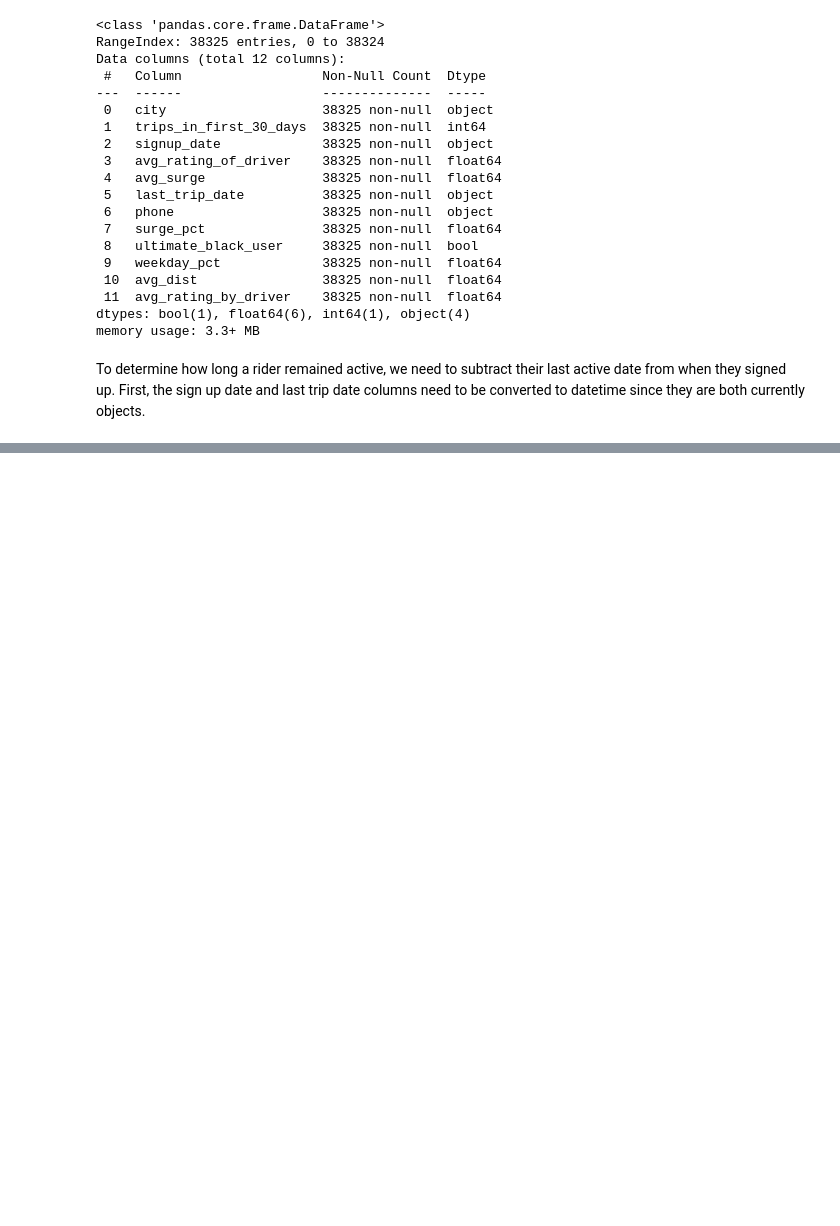
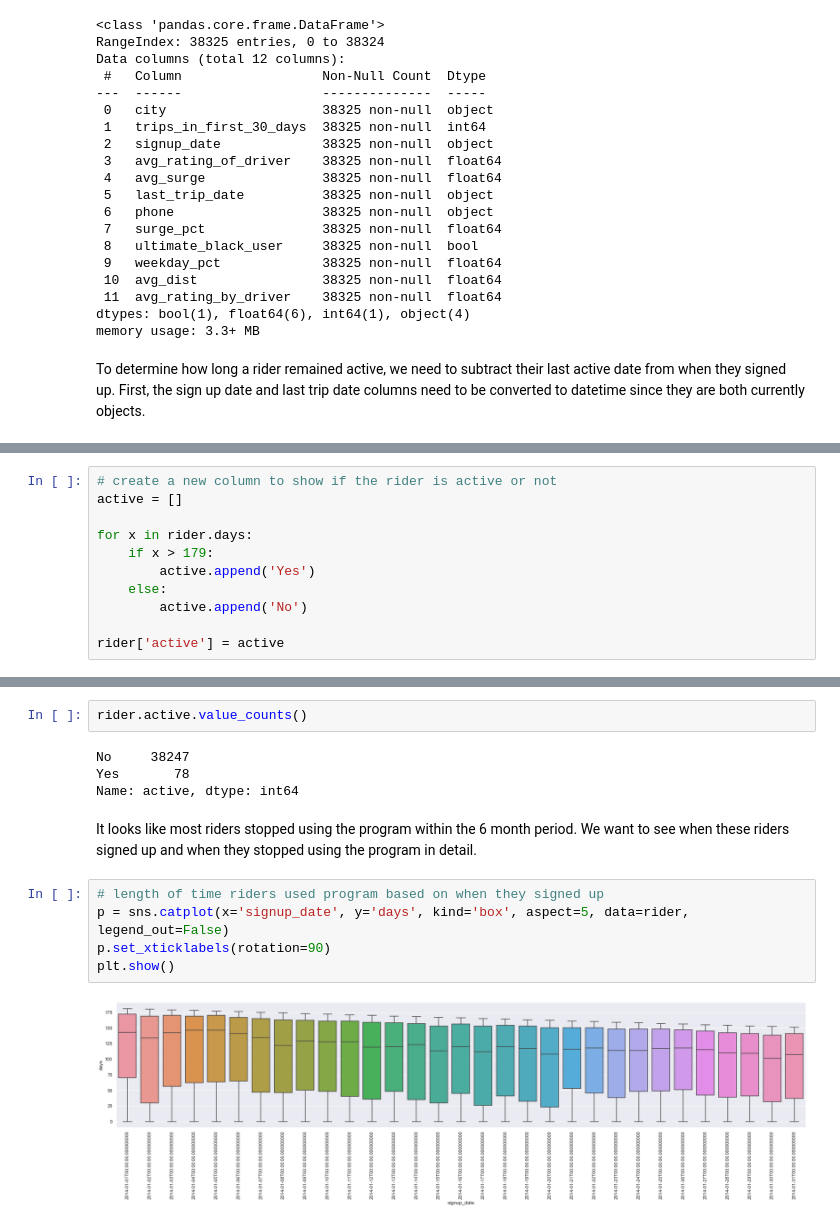
Before and after one commit to annafin/Springboard-Data-Science, a Jupyter notebook: ultimate_technologies_challenge/tech_challenge.ipynb, the cells around one changed output, grey strips where cells are left out. Cells and saved outputs as stored; diff of their text form; blank space fills up the shorter version.

```diff
--- a/ultimate_technologies_challenge/tech_challenge.ipynb
+++ b/ultimate_technologies_challenge/tech_challenge.ipynb
@@ -484,0 +565,11 @@ To determine how long a rider remained active, we need to subtract their last ac
+# %%
+# create a new column to show if the rider is active or not
+active = []
+
+for x in rider.days:
+    if x > 179:
+        active.append('Yes')
+    else:
+        active.append('No')
+
+rider['active'] = active
@@ -484,0 +585,15 @@ To determine how long a rider remained active, we need to subtract their last ac
+# %%
+rider.active.value_counts()
+# %% [output]
+No     38247
+Yes       78
+Name: active, dtype: int64
+# %% [markdown]
+It looks like most riders stopped using the program within the 6 month period. We want to see when these riders signed up and when they stopped using the program in detail.
+# %%
+# length of time riders used program based on when they signed up
+p = sns.catplot(x='signup_date', y='days', kind='box', aspect=5, data=rider, legend_out=False)
+p.set_xticklabels(rotation=90)
+plt.show()
+# %% [output]
+[figure, added]
```
Also changed, not shown: parts of 41 cells of this notebook.
